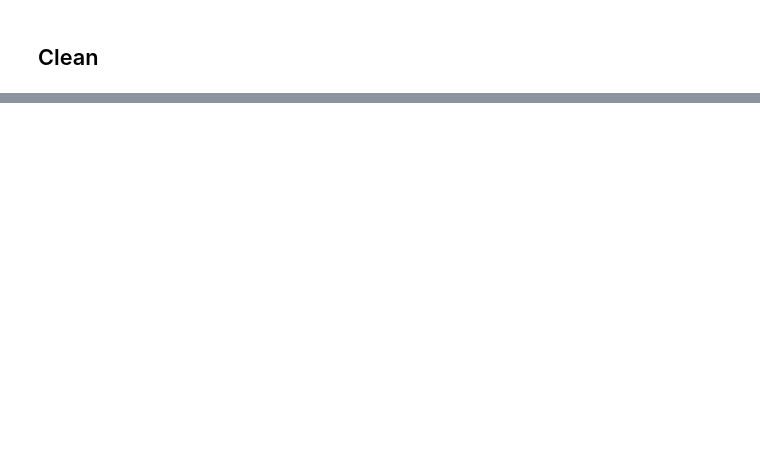
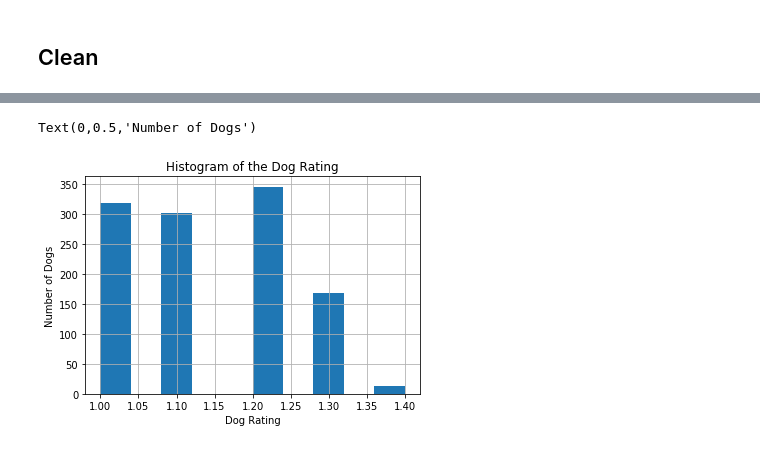
Before and after one commit to kf-wong/prj_wrangle_and_analyze_data, a Jupyter notebook: wrangle_act.ipynb, the cells around one changed output, grey strips where cells are left out. Saved outputs shown, nothing was run; the diff lists cells and outputs as text; code cells hidden in the pictures; blank space fills up the shorter version.

```diff
--- a/wrangle_act.ipynb
+++ b/wrangle_act.ipynb
@@ -657,0 +1083,10 @@ memory usage: 484.9+ KB
+# %%
+# Generate the histogram of the rating distribution
+twitter_archive_master['rating'].hist()
+# Set title and x, y label
+plt.title('Histogram of the Dog Rating')
+plt.xlabel('Dog Rating')
+plt.ylabel('Number of Dogs')
+# %% [output]
+Text(0,0.5,'Number of Dogs')
+[figure, added]
```
Also changed, not shown: parts of 205 cells of this notebook, 20 other files.
